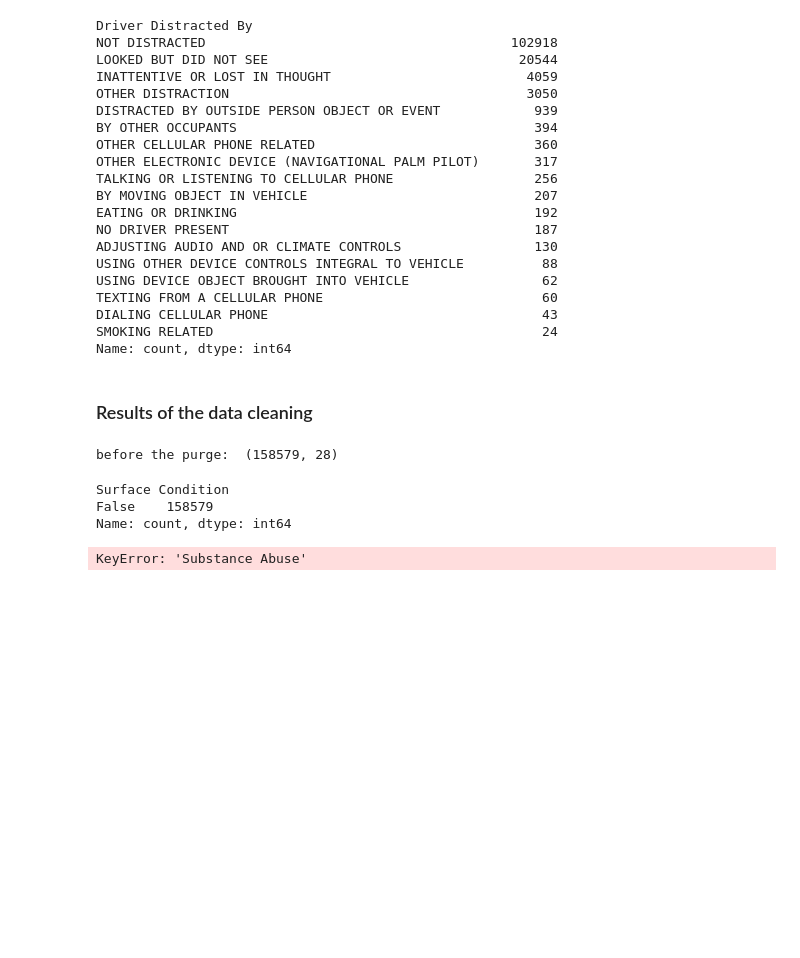
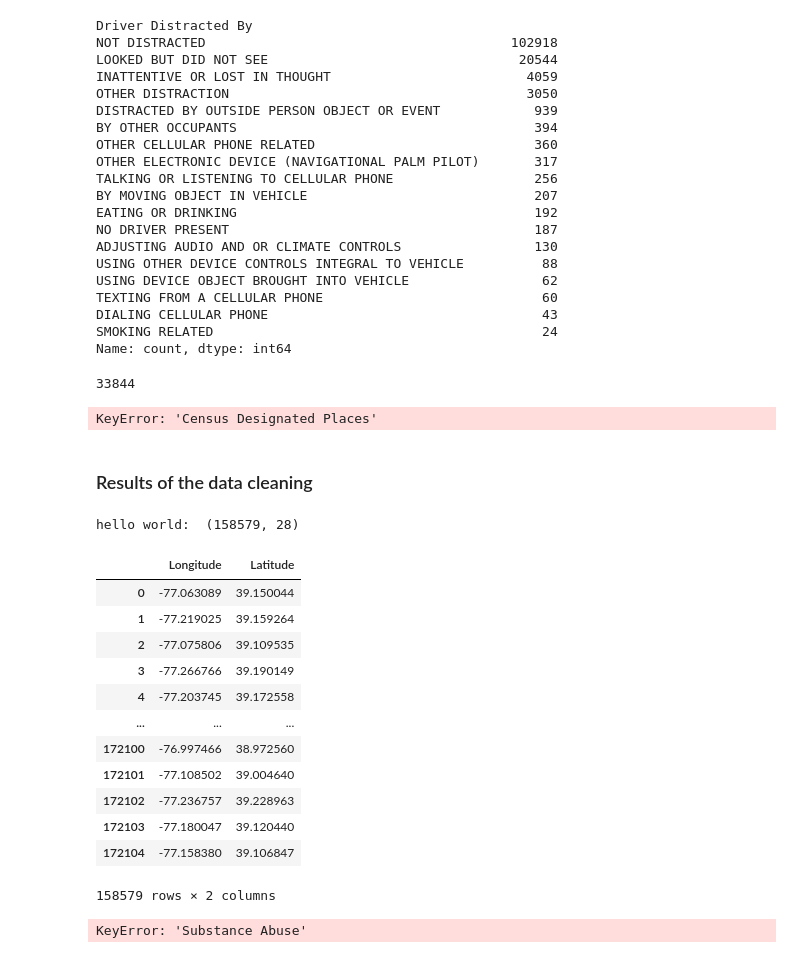
Before and after one commit to jrsmith03/TrafficPrediction, a Jupyter notebook: proj.ipynb, the cells around one changed output. Drawn from its saved outputs; the diff is of its cells as text; code cells hidden in the pictures; blank space fills up the shorter version.

Commit message:
found an api for the coords that may not get mad

```diff
--- a/proj.ipynb
+++ b/proj.ipynb
@@ -237,22 +237,39 @@ data.dropna(subset=['Vehicle Movement'], inplace=True)
 # %% [markdown]
 ### Vehicle body type
 # %%
-data['Vehicle Body Type'].value_counts()
+data['Vehicle Body Type'].fillna('OTHER', inplace=True)
+
 data['Vehicle Body Type'].replace('PASSENGER CAR', 'CAR/SUV/NON-EMERGENCY', inplace=True)
+data['Vehicle Body Type'].replace('FARM VEHICLE', 'CAR/SUV/NON-EMERGENCY', inplace=True)
+data['Vehicle Body Type'].replace('LIMOUSINE', 'CAR/SUV/NON-EMERGENCY', inplace=True)
 data['Vehicle Body Type'].replace('(SPORT) UTILITY VEHICLE', 'CAR/SUV/NON-EMERGENCY', inplace=True)
 data['Vehicle Body Type'].replace('POLICE VEHICLE/NON EMERGENCY', 'CAR/SUV/NON-EMERGENCY', inplace=True)
-
+data['Vehicle Body Type'].replace('STATION WAGON', 'CAR/SUV/NON-EMERGENCY', inplace=True)
 data['Vehicle Body Type'].replace('PICKUP TRUCK', 'VAN/TRUCK', inplace=True)
 data['Vehicle Body Type'].replace('VAN', 'VAN/TRUCK', inplace=True)
-data['Vehicle Body Type'].replace('VAN', 'VAN/TRUCK', inplace=True)
+data['Vehicle Body Type'].replace('OTHER BUS', 'VAN/TRUCK', inplace=True)
+data['Vehicle Body Type'].replace('TRUCK TRACTOR', 'VAN/TRUCK', inplace=True)
+data['Vehicle Body Type'].replace('FIRE VEHICLE/NON EMERGENCY', 'VAN/TRUCK', inplace=True)
+data['Vehicle Body Type'].replace('AMBULANCE/NON EMERGENCY', 'VAN/TRUCK', inplace=True)
 data['Vehicle Body Type'].replace('TRANSIT BUS', 'VAN/TRUCK', inplace=True)
+data['Vehicle Body Type'].replace('CROSS COUNTRY BUS', 'VAN/TRUCK', inplace=True)
 data['Vehicle Body Type'].replace('SCHOOL BUS', 'VAN/TRUCK', inplace=True)
+data['Vehicle Body Type'].replace('RECREATIONAL VEHICLE', 'VAN/TRUCK', inplace=True)
 data['Vehicle Body Type'].replace('(SPORT) UTILITY VEHICLE', 'CAR/SUV/NON-EMERGENCY', inplace=True)
-data['Vehicle Body Type'].replace('(SPORT) UTILITY VEHICLE', 'CAR/SUV/NON-EMERGENCY', inplace=True)
+data['Vehicle Body Type'].replace('OTHER LIGHT TRUCKS (10,000LBS (4,536KG) OR LESS)', 'VAN/TRUCK', inplace=True)
+data['Vehicle Body Type'].replace('CARGO VAN/LIGHT TRUCK 2 AXLES (OVER 10,000LBS (4,536 KG))', 'VAN/TRUCK', inplace=True)
+data['Vehicle Body Type'].replace('MEDIUM/HEAVY TRUCKS 3 AXLES (OVER 10,000LBS (4,536KG))', 'VAN/TRUCK', inplace=True)
+data['Vehicle Body Type'].replace('AMBULANCE/EMERGENCY', 'EMERGENCY', inplace=True)
+data['Vehicle Body Type'].replace('FIRE VEHICLE/EMERGENCY', 'EMERGENCY', inplace=True)
+data['Vehicle Body Type'].replace('POLICE VEHICLE/EMERGENCY', 'EMERGENCY', inplace=True)
+data['Vehicle Body Type'].replace('MOPED', 'MOTORCYCLE', inplace=True)
+data['Vehicle Body Type'].replace('ALL TERRAIN VEHICLE (ATV)', 'MOTORCYCLE', inplace=True)
+data['Vehicle Body Type'].replace('SNOWMOBILE', 'MOTORCYCLE', inplace=True)
+data['Vehicle Body Type'].replace('LOW SPEED VEHICLE', 'MOTORCYCLE', inplace=True)
+data['Vehicle Body Type'].replace('AUTOCYCLE', 'MOTORCYCLE', inplace=True)
 
 
-
-
+data['Vehicle Body Type'].isna().value_counts()
 
 # car/station wagon/ police (non emergency)
 # van/truck
@@ -260,6 +277,5 @@ data['Vehicle Body Type'].replace('(SPORT) UTILITY VEHICLE', 'CAR/SUV/NON-EMERGE
 # emergency
 # motorcycle
 # non-road worthy
-# data.dropna(subset=['Vehicle Body Type'], inplace=True)
 # %% [output]
 Vehicle Body Type
@@ -317,26 +319,58 @@ SMOKING RELATED                                          24
 Name: count, dtype: int64
 # %%
 data['same_dir'] = data['Vehicle Movement'].apply(lambda x: 1 if 'SAME' in x else 0)
+# %%
+import requests
+
+main_url = 'https://geocoding.geo.census.gov/geocoder/geographies/coordinates?'
+benchmark = 'Public_Ar_Census2020'
+format = 'JSON'
+vintage = 'Census2010_Census2020'
+for i in data.iterrows() :
+    test_x = i[1]['Longitude']
+    test_y = i[1]['Latitude']
+    response = requests.get(f"https://geocoding.geo.census.gov/geocoder/geographies/coordinates?x={test_x}&y={test_y}&benchmark={benchmark}&format={format}&vintage={vintage}")
+    json = response.json()
+    print(json['result']['geographies']['Census Designated Places'][0]['POP100'])
+
+
+
+# print (json.values()['geographies']['Census Designated Places'])
+
+# ['geographies']['Census Designated Places']
+# %% [output]
+33844
+KeyError: 'Census Designated Places'
 # %% [markdown]
 ### Results of the data cleaning
 # %%
-print("before the purge: ", data.shape)
+print("hello world: ", data.shape)
 # data.dropna(subset=['Vehicle Movement'], inplace=True)
 
 # data.dropna(inplace=True)
 # print("after the purge: ", data.shape)
 
-
+pd.set_option('display.max_colwidth', None)
 
 nulls = data.isnull()
 nulls.mean(axis=0)
 
-data['Surface Condition'].isna().value_counts()
+data[['Longitude', 'Latitude']]
 # %% [output]
-before the purge:  (158579, 28)
+hello world:  (158579, 28)
+|  | Longitude | Latitude |
+| 0 | -77.063089 | 39.150044 |
+| 1 | -77.219025 | 39.159264 |
+| 2 | -77.075806 | 39.109535 |
+| 3 | -77.266766 | 39.190149 |
+| 4 | -77.203745 | 39.172558 |
+| ... | ... | ... |
+| 172100 | -76.997466 | 38.972560 |
+| 172101 | -77.108502 | 39.004640 |
+| 172102 | -77.236757 | 39.228963 |
+| 172103 | -77.180047 | 39.120440 |
+| 172104 | -77.158380 | 39.106847 |
-Surface Condition
-False    158579
-Name: count, dtype: int64
+158579 rows × 2 columns
 # %%
 # cross street, traffic control,
 # %%
```
Also changed, not shown: parts of 1 cell of this notebook, 1 other file.
